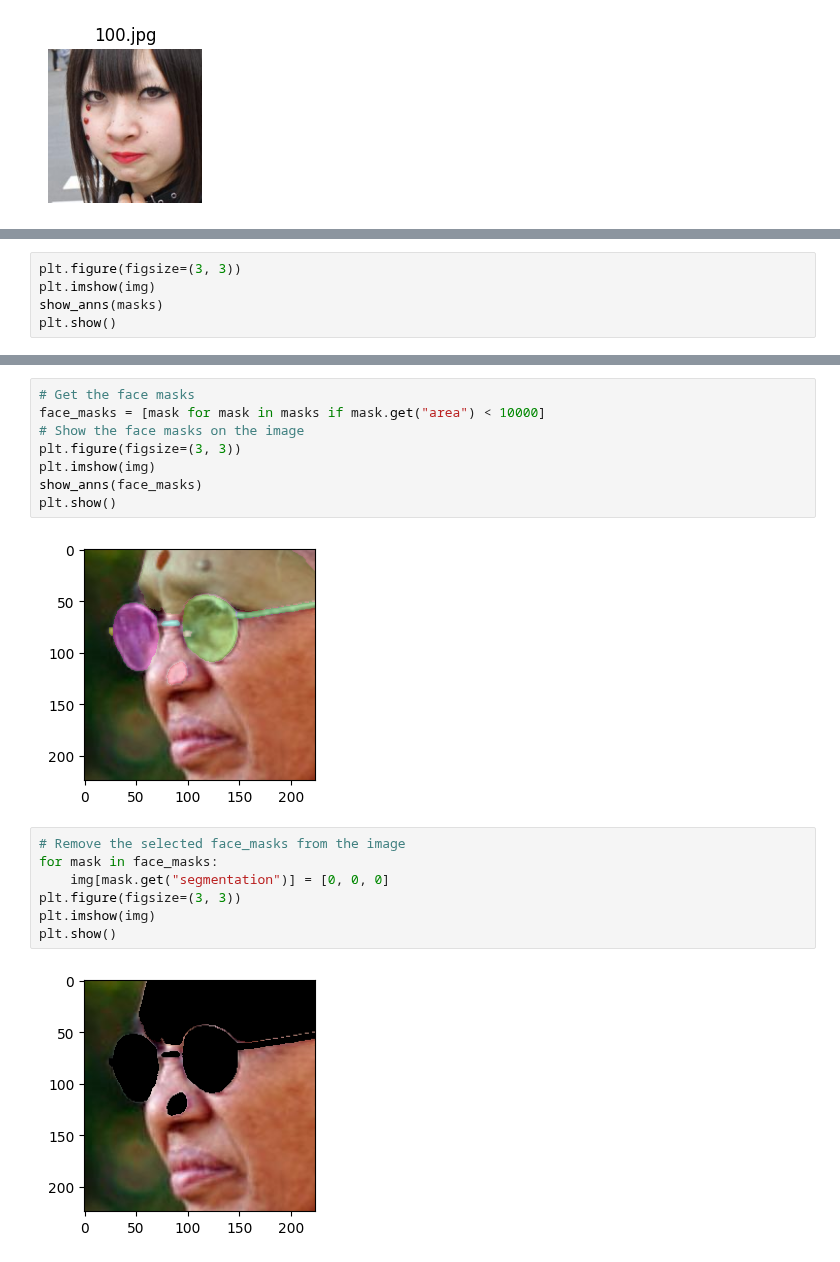
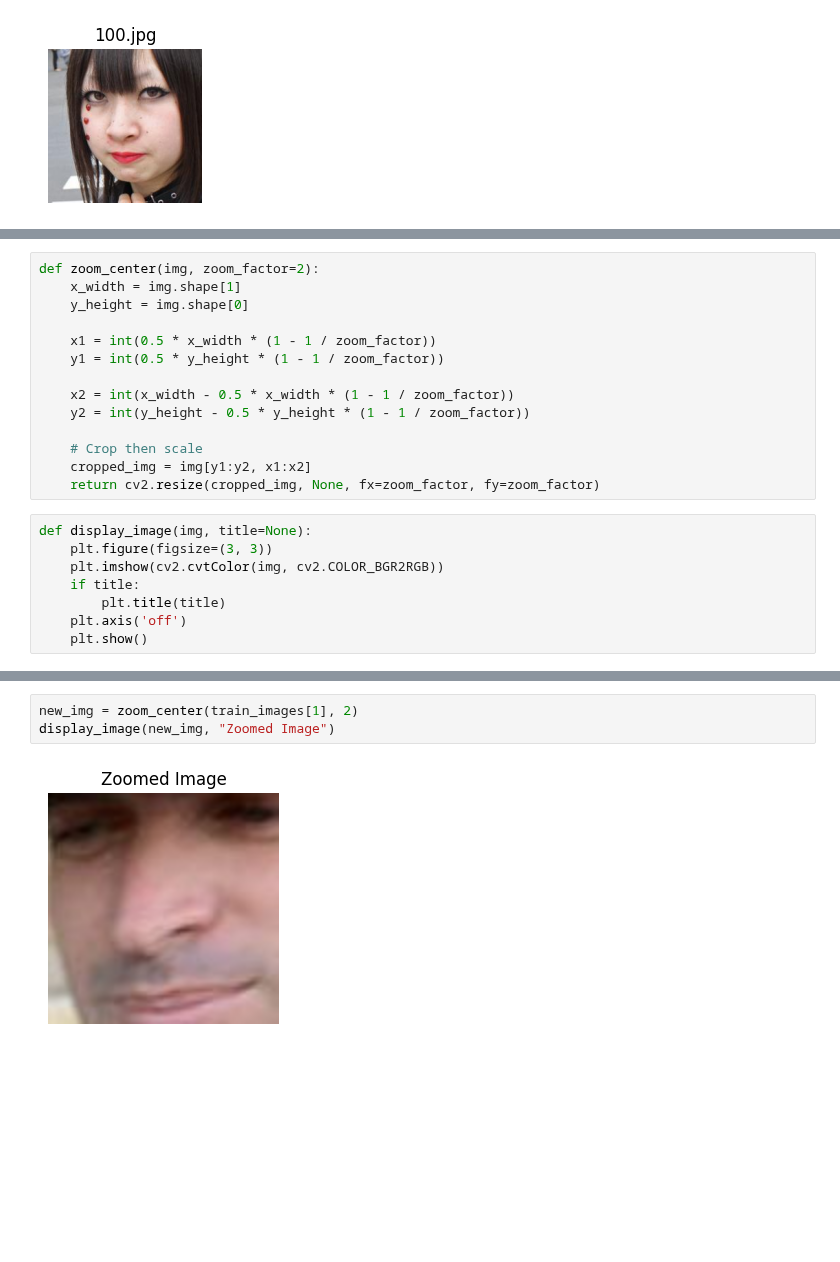
Before and after one commit to janeclrst/fores-1, a Jupyter notebook: main.ipynb, the cells around one changed output, grey strips where cells are left out. Drawn from its saved outputs; the diff is of its cells as text; blank space fills up the shorter version.

Commit message:
remove image segmentation process

```diff
--- a/main.ipynb
+++ b/main.ipynb
@@ -165,5 +129,22 @@ dict_keys(['segmentation', 'area', 'bbox', 'predicted_iou', 'point_coords', 'sta
+# %%
+def zoom_center(img, zoom_factor=2):
+    x_width = img.shape[1]
+    y_height = img.shape[0]
+
+    x1 = int(0.5 * x_width * (1 - 1 / zoom_factor))
+    y1 = int(0.5 * y_height * (1 - 1 / zoom_factor))
+
+    x2 = int(x_width - 0.5 * x_width * (1 - 1 / zoom_factor))
+    y2 = int(y_height - 0.5 * y_height * (1 - 1 / zoom_factor))
+
+    # Crop then scale
+    cropped_img = img[y1:y2, x1:x2]
+    return cv2.resize(cropped_img, None, fx=zoom_factor, fy=zoom_factor)
 # %%
-plt.figure(figsize=(3, 3))
-plt.imshow(img)
-show_anns(masks)
-plt.show()
+def display_image(img, title=None):
+    plt.figure(figsize=(3, 3))
+    plt.imshow(cv2.cvtColor(img, cv2.COLOR_BGR2RGB))
+    if title:
+        plt.title(title)
+    plt.axis('off')
+    plt.show()
@@ -172,19 +151,5 @@ plt.show()
-# %%
-# Get the face masks
-face_masks = [mask for mask in masks if mask.get("area") < 10000]
-# Show the face masks on the image
-plt.figure(figsize=(3, 3))
-plt.imshow(img)
-show_anns(face_masks)
-plt.show()
-# %% [output]
-[figure, removed]
-# %%
-# Remove the selected face_masks from the image
-for mask in face_masks:
-    img[mask.get("segmentation")] = [0, 0, 0]
-plt.figure(figsize=(3, 3))
-plt.imshow(img)
-plt.show()
-# %% [output]
-[figure, removed]
+# %%
+new_img = zoom_center(train_images[1], 2)
+display_image(new_img, "Zoomed Image")
+# %% [output]
+[figure, added]
```
Also changed, not shown: parts of 8 cells of this notebook.
